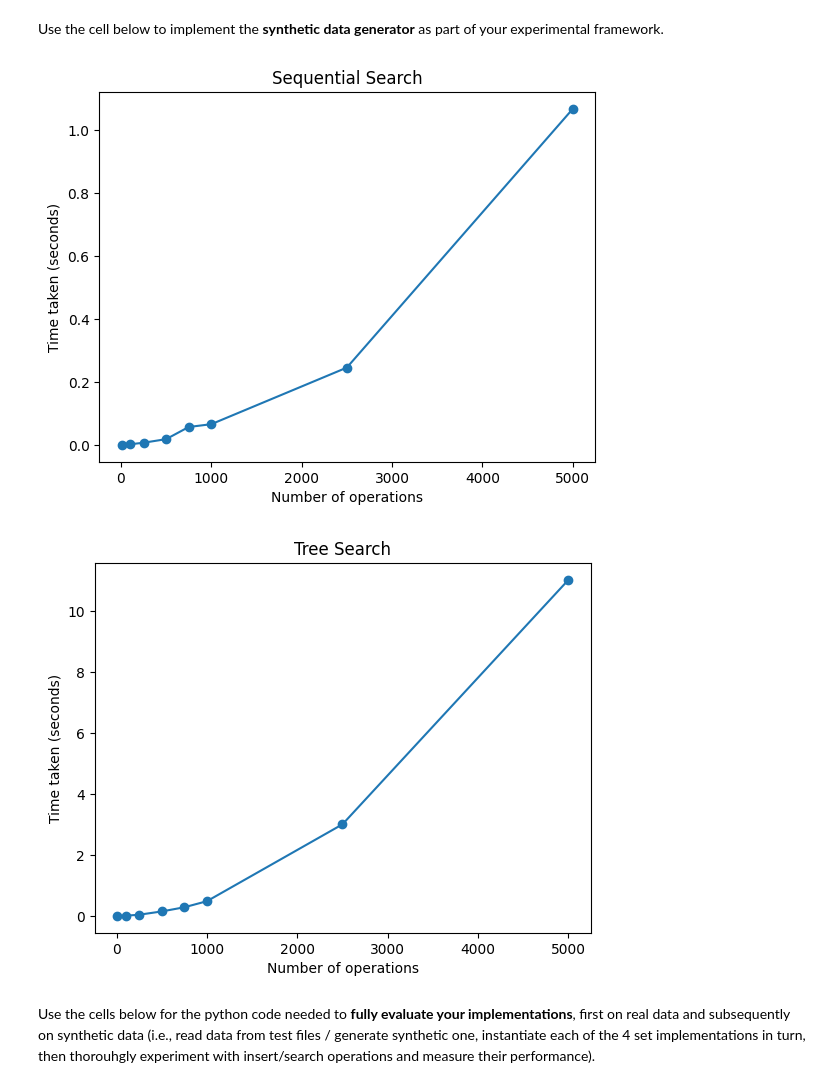
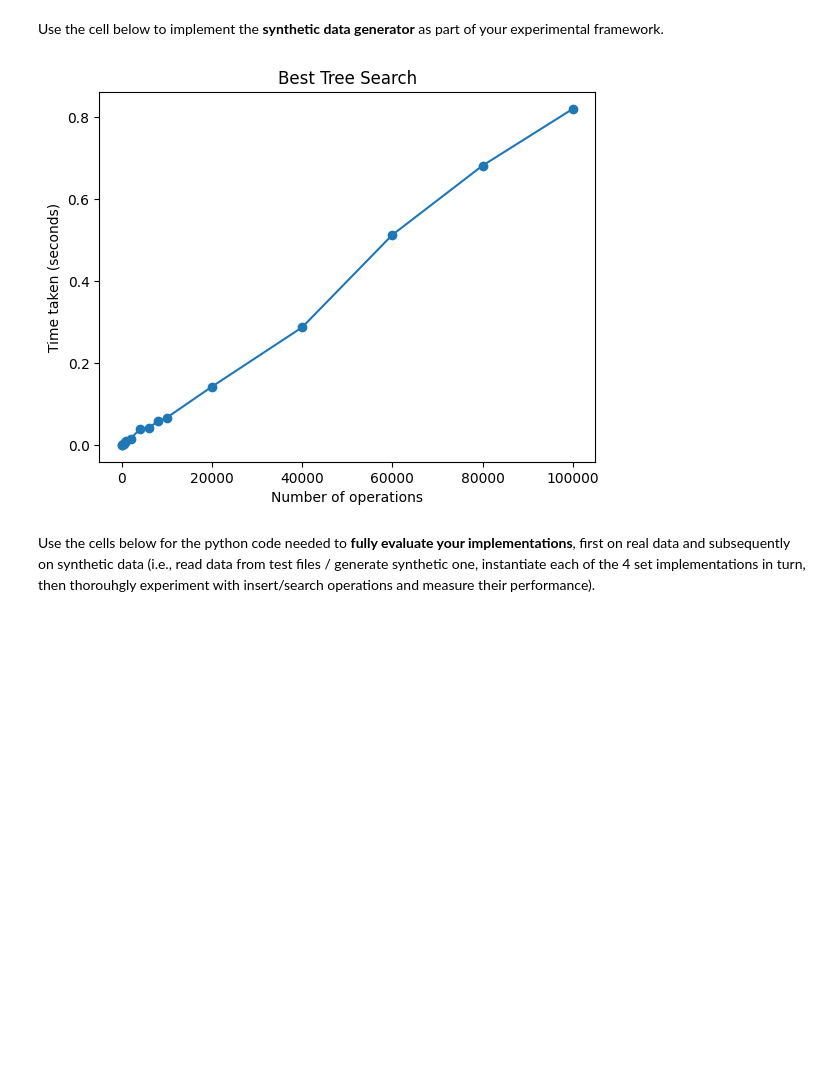
Before and after one commit to Baicheng-MiQ/COMP0005-Group-Coursework, a Jupyter notebook: Jupyter skeleton and tests/SetMembership.ipynb, the cells around one changed output. Saved outputs shown, nothing was run; the diff lists cells and outputs as text; code cells hidden in the pictures; blank space fills up the shorter version.

```diff
--- a/Jupyter skeleton and tests/SetMembership.ipynb
+++ b/Jupyter skeleton and tests/SetMembership.ipynb
@@ -64,12 +64,12 @@ class SequentialSearchSet(AbstractSet):
         self.val = []
 
     def insertElement(self, element):
-        inserted = False
         # ADD YOUR CODE HERE
-        if element not in self.val:
-            self.val.append(element)
-            inserted = True
-        return inserted
+        for v in self.val:
+            if v == element:
+                return False
+        self.val.append(element)
+        return True
 
     def searchElement(self, element):
         found = False
@@ -138,9 +138,6 @@ class BinarySearchTreeSet(AbstractSet):
 
         current = self.root
         while True:
-            if current.key == element:
-                return False
-
             if element < current.key:
                 if current.left is None:
                     current.left = Node(element)
@@ -154,6 +151,9 @@ class BinarySearchTreeSet(AbstractSet):
                     return True
 
                 current = current.right
+
+            else:
+                return False
 
     def searchElement(self, element):
         if self.root is None:
@@ -711,8 +719,11 @@ class TestDataGenerator(AbstractTestDataGenerator):
 
 
 
-def generate_data(size):
-    return sorted([''.join(random.choices(string.ascii_lowercase, k=random.randint(1,9))) for _ in range(size)], reverse=True)
+def generate_data(size, to_sort=False):
+    data = [''.join(random.choices(string.ascii_lowercase, k=random.randint(1,9))) for _ in range(size)]
+    if to_sort:
+        return sorted(data, reverse=True)
+    return data
 
 
 def test_set(data):
@@ -720,56 +731,82 @@ def test_set(data):
     for d in data:
         set.insertElement(d)
 
-# Set up the sample sizes to test
-# sizes = [10, 100, 250, 500, 750, 1000, 2500, 5000, 7500, 10000]
-sizes = [10, 100, 250, 500, 750, 1000, 2500, 5000]
+# Set up the sample sizes to test,
+sizes = [10, 100, 250, 500, 750, 1000, 2000, 4000, 6000, 8000, 10000, 20000, 40000, 60000, 80000, 100000]
+# sizes = [10, 100, 250, 500, 750, 1000, 2500, 5000]
 # sizes = [10, 100, 250, 500, 750, 1000]
-def run_test_set(sizes):
+def run_best_sequential(sizes):
 
     # Time the insertElement operation for each sample size
     times = []
     for size in sizes:
-        t = timeit.timeit(lambda: test_set(generate_data(size)), number=5)
+        t = timeit.timeit(lambda: test_set(generate_data(size, to_sort=False)), number=5)
         times.append(t)
 
     # Plot the results
     plt.plot(sizes, times, 'o-')
     plt.xlabel('Number of operations')
     plt.ylabel('Time taken (seconds)')
-    plt.title('Sequential Search')
+    plt.title('Best Sequential Search')
     plt.show()
 
+def run_worst_sequential(sizes):
+    times = []
+    for size in sizes:
+        t = timeit.timeit(lambda: test_set(generate_data(size, to_sort=True)), number=5)
+        times.append(t)
+
+    # Plot the results
+    plt.plot(sizes, times, 'o-')
+    plt.xlabel('Number of operations')
+    plt.ylabel('Time taken (seconds)')
+    plt.title('Worst Sequential Search')
+    plt.show()
 
 def test_tree(data):
     tree = BinarySearchTreeSet()
     for d in data:
         tree.insertElement(d)
 
-def run_test_tree(sizes):
-
-    # Time the insertElement operation for each sample size
+def run_best_tree(sizes):
     times = []
     for size in sizes:
-        t = timeit.timeit(lambda: test_tree(generate_data(size)), number=5)
+        t = timeit.timeit(lambda: test_tree(generate_data(size, to_sort=False)), number=1)
         times.append(t)
 
     # Plot the results
     plt.plot(sizes, times, 'o-')
     plt.xlabel('Number of operations')
     plt.ylabel('Time taken (seconds)')
-    plt.title('Tree Search')
+    plt.title('Best Tree Search')
     plt.show()
 
-run_test_set(sizes)
-run_test_tree(sizes)
+def run_worst_tree(sizes):
+
+    # Time the insertElement operation for each sample size
+    times = []
+    for size in sizes:
+        t = timeit.timeit(lambda: test_tree(generate_data(size, to_sort=True)), number=1)
+        times.append(t)
+
+    # Plot the results
+    plt.plot(sizes, times, 'o-')
+    plt.xlabel('Number of operations')
+    plt.ylabel('Time taken (seconds)')
+    plt.title('Worst Tree Search')
+    plt.show()
+
+run_best_tree(sizes)
+# run_worst_tree(sizes)
+# run_best_sequential(sizes)
+# run_worst_sequential(sizes)
 
 
 #TODO: need to make the data so that the strings are unique
 #TODO: make the worst case scenario for the tree
 #TODO: make this a class
 # %% [output]
-[figure, old version]
+[figure, new version]
-[figure, removed]
 # %% [markdown]
 Use the cells below for the python code needed to **fully evaluate your implementations**, first on real data and subsequently on synthetic data (i.e., read data from test files / generate synthetic one, instantiate each of the 4 set implementations in turn, then thorouhgly experiment with insert/search operations and measure their performance).
 # %%
```
Also changed, not shown: parts of 4 cells of this notebook.
